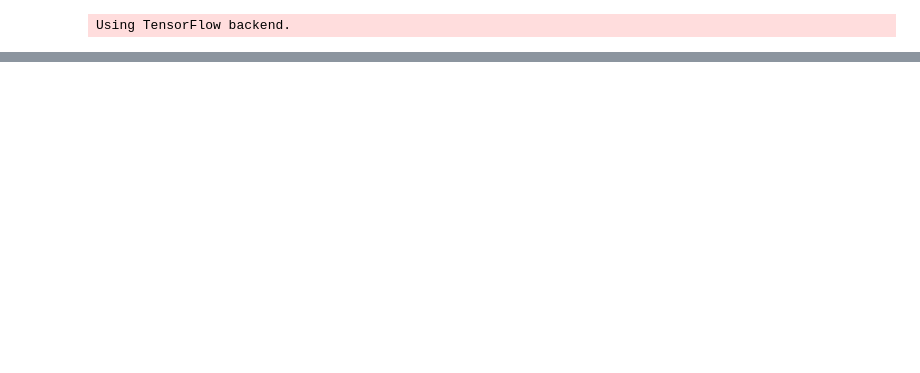
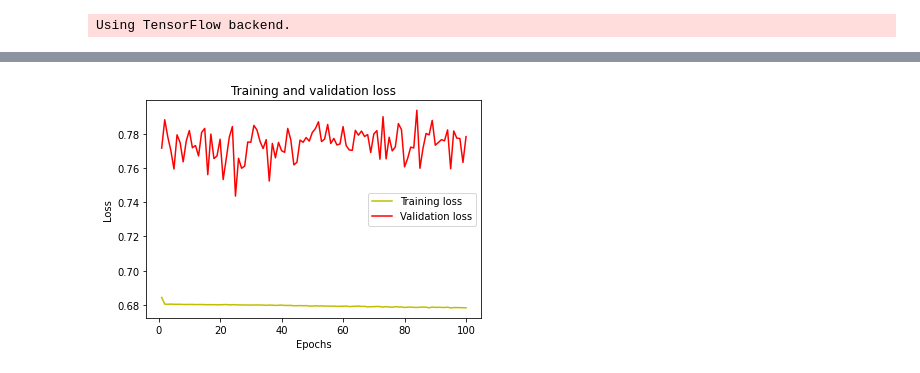
Before and after one commit to leeroyhannover/EM, a Jupyter notebook: 3dem/notebooks/Unet_augmentation.ipynb, the cells around one changed output, grey strips where cells are left out. Cells and saved outputs as stored; diff of their text form; code cells hidden in the pictures; blank space fills up the shorter version.

```diff
--- a/3dem/notebooks/Unet_augmentation.ipynb
+++ b/3dem/notebooks/Unet_augmentation.ipynb
@@ -295,5 +313,5 @@ callbacks = [
 
 history = model.fit_generator(my_generator, validation_data=validation_datagen,
                     steps_per_epoch=steps_per_epoch,
-                    validation_steps=steps_per_epoch, epochs=2, callbacks=callbacks)  # use the model from blocks build
+                    validation_steps=steps_per_epoch, epochs=100, callbacks=callbacks)  # use the model from blocks build
 # %% [output]
@@ -301,30 +335,32 @@ Epoch 1/2
 # %%
 # plot the accuracy and loss of the training
 
 # loss
 loss = history.history['loss']
 val_loss = history.history['val_loss']
 epochs = range(1, len(loss) + 1)
 
 plt.plot(epochs, loss, 'y', label='Training loss')
 plt.plot(epochs, val_loss, 'r', label='Validation loss')
 plt.title('Training and validation loss')
 plt.xlabel('Epochs')
 plt.ylabel('Loss')
 plt.legend()
 plt.show()
 
-# accuracy
-acc = history.history['accuracy']
-val_acc = history.history['val_accuracy']
+# # accuracy
+# acc = history.history['accuracy']
+# val_acc = history.history['val_accuracy']
 
-plt.plot(epochs, acc, 'y', label='Training acc')
-plt.plot(epochs, val_acc, 'r', label='Validation acc')
-plt.title('Training and validation accuracy')
-plt.xlabel('Epochs')
-plt.ylabel('Accuracy')
-plt.legend()
-plt.show()
+# plt.plot(epochs, acc, 'y', label='Training acc')
+# plt.plot(epochs, val_acc, 'r', label='Validation acc')
+# plt.title('Training and validation accuracy')
+# plt.xlabel('Epochs')
+# plt.ylabel('Accuracy')
+# plt.legend()
+# plt.show()
+# %% [output]
+[figure, added]
 # %%
 # IOU
 y_pred=model.predict(X_test)
```
Also changed, not shown: parts of 15 cells of this notebook, 52 other files.
